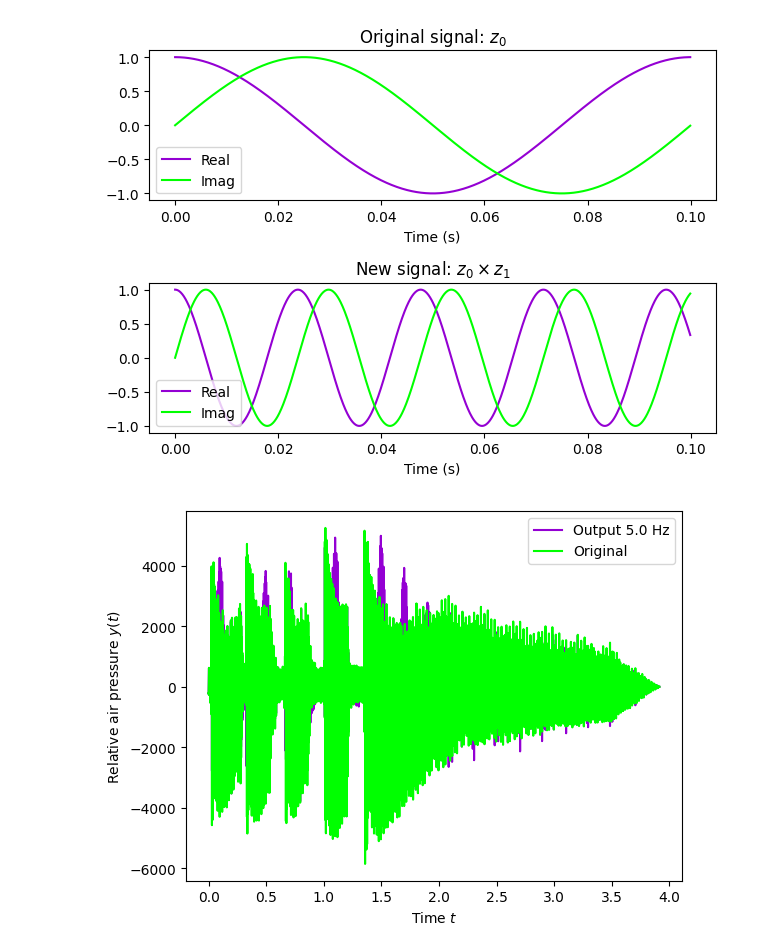
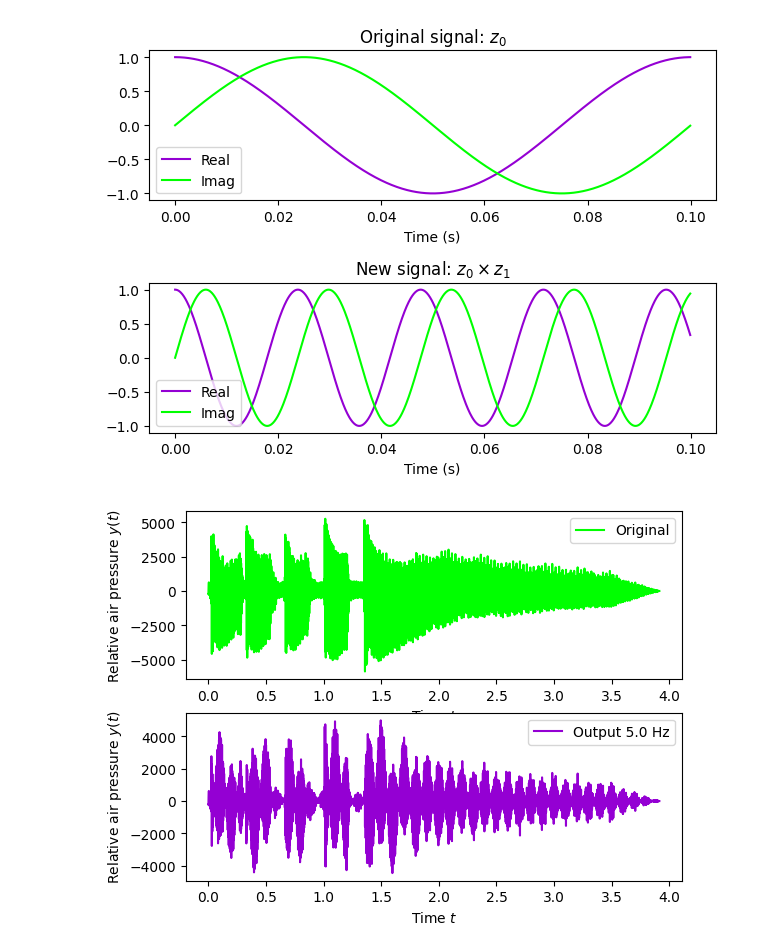
Before and after one commit to ee-ucmerced/ee102-signals-systems, a Jupyter notebook: lecture_notes/week3_systems/guitar_modulation.ipynb, the cells around one changed output. Cells and saved outputs as stored; diff of their text form; code cells hidden in the pictures.

Commit message:
fix plotting in VM_modulation

```diff
--- a/lecture_notes/week3_systems/guitar_modulation.ipynb
+++ b/lecture_notes/week3_systems/guitar_modulation.ipynb
@@ -42,30 +42,38 @@ plt.show()
 # %% [output]
 [figure]
 # %%
+
 
 import matplotlib.pyplot as plt
 import numpy as np
 import scipy.io.wavfile as sio
 
 wav = sio.read("guitar_clean.wav")
 sample_rate = wav[0]  # Sample rate
 x = wav[1][:, 0]      # Read only one stereo channel
 
 # Create time vector (independent variable)
 time_vec = np.arange(len(x)) / float(sample_rate)
 
 # Multiply the signal with a cosine wave of frequency f = 5.0 Hz
 modulator_frequency = 5.0
-out = x * np.cos(2.0 * np.pi * time_vec * modulator_frequency)
+out = x * np.exp(1j * 2.0 * np.pi * time_vec * modulator_frequency).real
 
 # write the output to a wav file
 sio.write("guitar_modulated.wav", sample_rate, out.astype(np.int16))
 # Plot original and modified signals
-plt.plot(time_vec, out, label="Output 5.0 Hz", color="darkviolet")
-plt.plot(time_vec, x, label="Original", color="lime")
-plt.legend()
-plt.xlabel("Time $t$")
-plt.ylabel("Relative air pressure $y(t)$")
+fig, ax = plt.subplots(2, 1)
+ax[0].plot(time_vec, x, label="Original", color="lime")
+ax[0].legend()
+ax[0].set_xlabel("Time $t$")
+ax[0].set_ylabel("Relative air pressure $y(t)$")
+
+# Plot the modulated signal in the second subplot
+ax[1].plot(time_vec, out, label="Output 5.0 Hz", color="darkviolet")
+ax[1].legend()
+ax[1].set_xlabel("Time $t$")
+ax[1].set_ylabel("Relative air pressure $y(t)$")
+
 plt.show()
 # %% [output]
-[figure, old version]
+[figure, new version]
```
Also changed, not shown: 1 other file.
